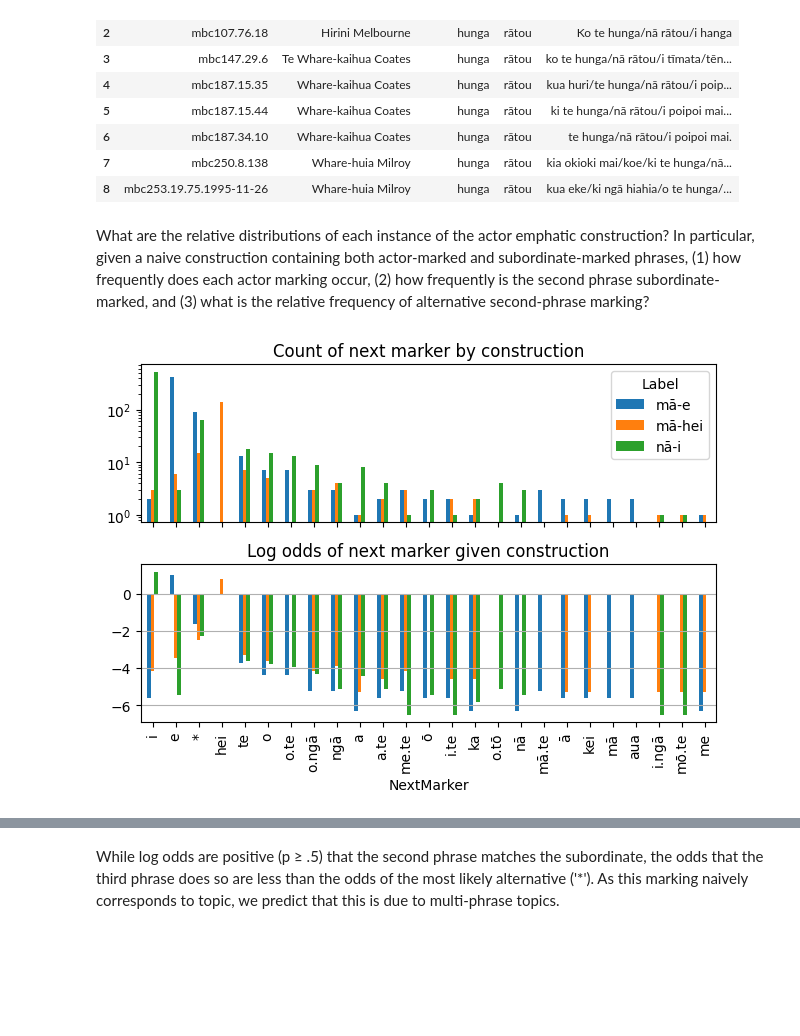
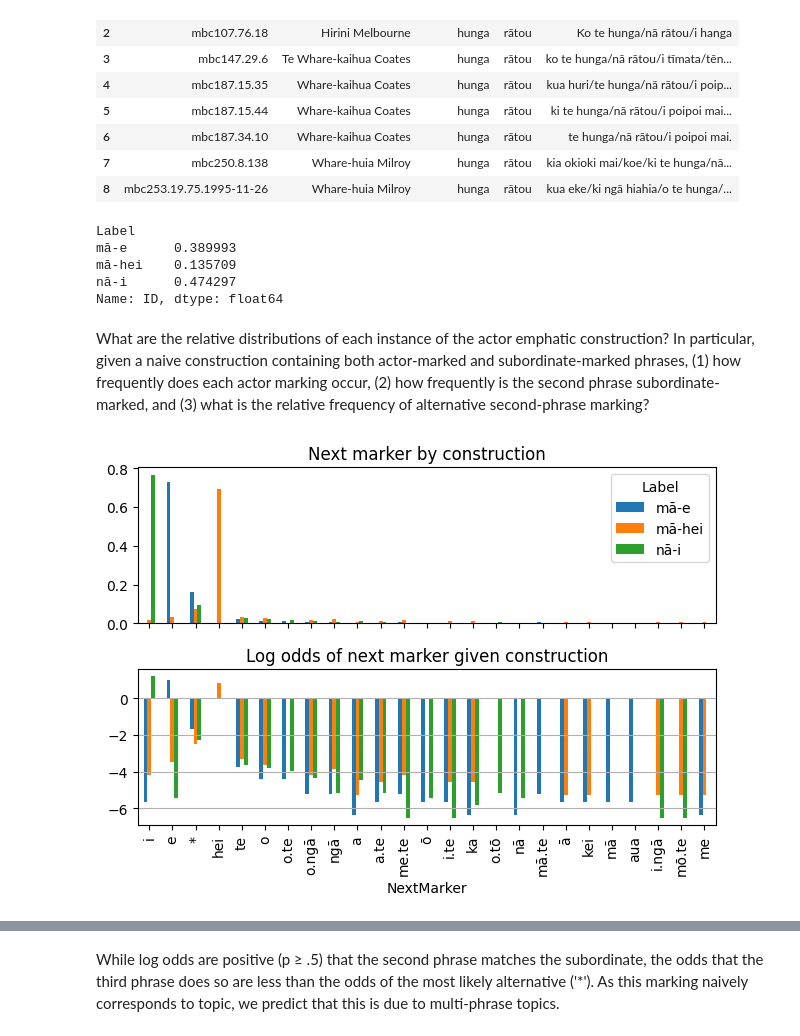
Before and after one commit to connor-taylorbrown/trm-parser, a Jupyter notebook: constructions.ipynb, the cells around one changed output, grey strips where cells are left out. Saved outputs shown, nothing was run; the diff lists cells and outputs as text; code cells hidden in the pictures; blank space fills up the shorter version.

```diff
--- a/constructions.ipynb
+++ b/constructions.ipynb
@@ -700,7 +700,7 @@ def structure(head: str, subordinate: str, filter):
     q_sequence['NextMarker'] = q_sequence['Next'].apply(read_marker)
     q_sequence['Label'] = f'{head}-{subordinate}'
 
-    return q_sequence.sort_values('Length').drop_duplicates(['ID', 'Head', 'Next']).set_index(['ID', 'Number'])
+    return q_sequence.sort_values('Length', ascending=False).drop_duplicates(['ID', 'Head', 'Next']).set_index(['ID', 'Number'])
 
 
 dedup = structure('mā', 'hei', filter=lambda x, sub: count_bases(containing_marker(x, sub)) == 1)
@@ -978,25 +978,32 @@ tails[(tails['Predecessor'] == 'hunga')].merge(mbc, on='ID')[['ID', 'Speaker', '
 | 6 | mbc187.34.10 | Whare-kaihua Coates | hunga | rātou | te hunga/nā rātou/i poipoi mai. |
 | 7 | mbc250.8.138 | Whare-huia Milroy | hunga | rātou | kia okioki mai/koe/ki te hunga/nā... |
 | 8 | mbc253.19.75.1995-11-26 | Whare-huia Milroy | hunga | rātou | kua eke/ki ngā hiahia/o te hunga/... |
+# %%
+filtered.groupby('Label').count()['ID'] / len(filtered)
+# %% [output]
+Label
+mā-e      0.389993
+mā-hei    0.135709
+nā-i      0.474297
+Name: ID, dtype: float64
 # %% [markdown]
 What are the relative distributions of each instance of the actor emphatic construction? In particular, given a naive construction containing both actor-marked and subordinate-marked phrases, (1) how frequently does each actor marking occur, (2) how frequently is the second phrase subordinate-marked, and (3) what is the relative frequency of alternative second-phrase marking?
 # %%
 ae_markers = filtered.pivot_table(index='NextMarker', columns='Label', values='Sequence', aggfunc='count')
 sort_key = ae_markers.sum(1).get
 top = 25
+ae_markers_normed = ae_markers.div(ae_markers.sum(axis=0), axis=1)
 
 fig, ax = plt.subplots(nrows=2, sharex=True)
-ae_markers.sort_index(key=sort_key, ascending=False)[:top].plot.bar(ax=ax[0])
-ax[0].set_yscale('log')
-ax[0].set_title('Count of next marker by construction')
+ae_markers_normed.sort_index(key=sort_key, ascending=False)[:top].plot.bar(ax=ax[0])
+ax[0].set_title('Next marker by construction')
 
-ae_markers_normed = ae_markers.div(ae_markers.sum(axis=0), axis=1)
 np.log(ae_markers_normed / (1 - ae_markers_normed)).sort_index(key=sort_key, ascending=False)[:top].plot.bar(ax=ax[1])
 
 ax[1].set_title('Log odds of next marker given construction')
 ax[1].grid(axis='y')
 ax[1].get_legend().remove()
 
 plt.tight_layout()
 # %% [output]
-[figure, old version]
+[figure, new version]
```
Also changed, not shown: parts of 48 cells of this notebook, 57 other files.
